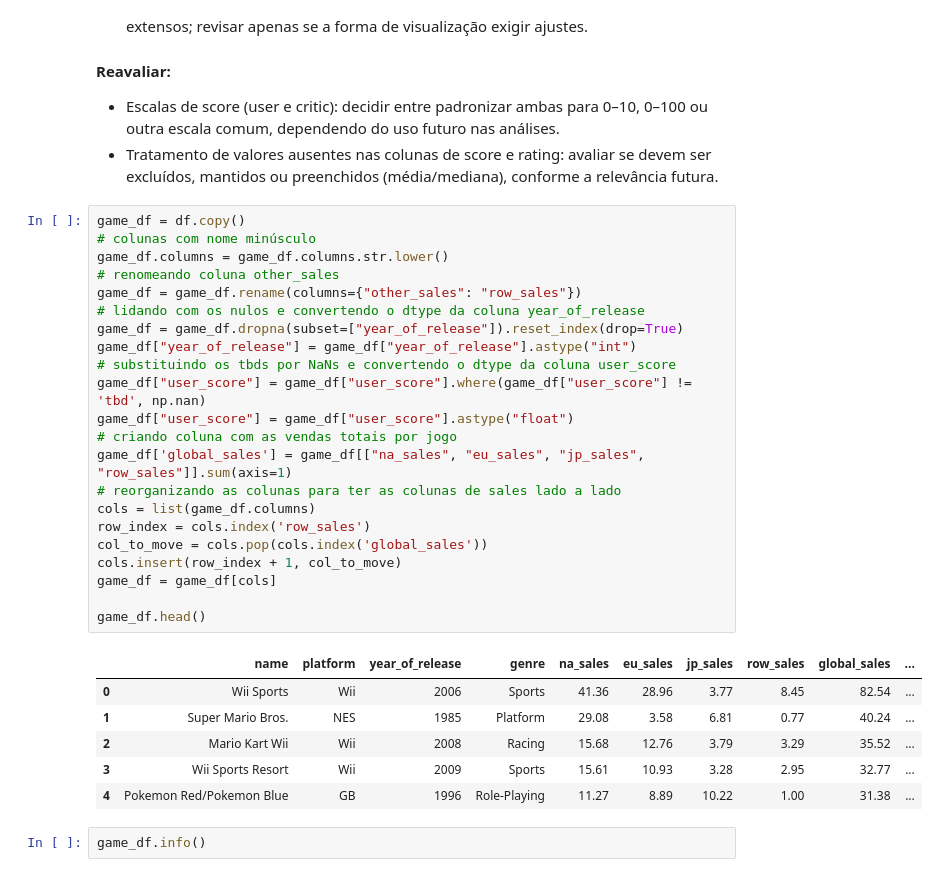
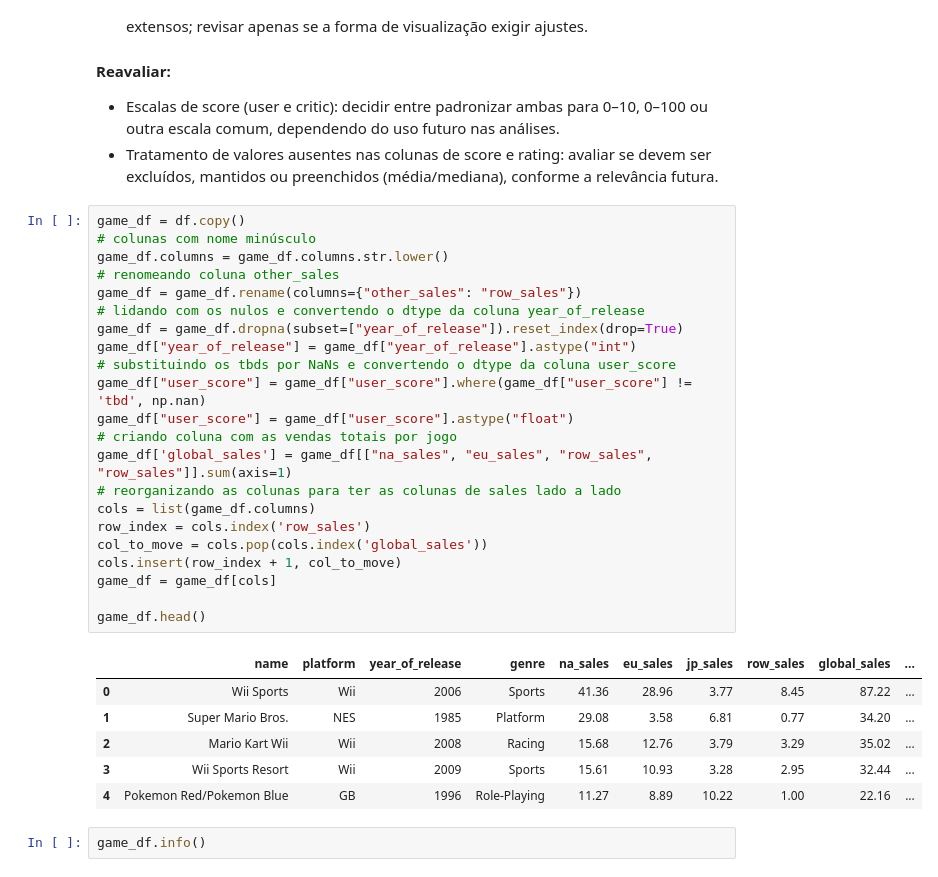
Before and after one commit to BCaravina/video-games-EDA, a Jupyter notebook: notebooks/analysis.ipynb, the cells around one changed output. Cells and saved outputs as stored; diff of their text form.

```diff
--- a/notebooks/analysis.ipynb
+++ b/notebooks/analysis.ipynb
@@ -67,32 +67,32 @@ Após análise inicial do dataset, as classificações abaixo foram criadas para
 # %%
 game_df = df.copy()
 # colunas com nome minúsculo
 game_df.columns = game_df.columns.str.lower()
 # renomeando coluna other_sales
 game_df = game_df.rename(columns={"other_sales": "row_sales"})
 # lidando com os nulos e convertendo o dtype da coluna year_of_release
 game_df = game_df.dropna(subset=["year_of_release"]).reset_index(drop=True)
 game_df["year_of_release"] = game_df["year_of_release"].astype("int")
 # substituindo os tbds por NaNs e convertendo o dtype da coluna user_score
 game_df["user_score"] = game_df["user_score"].where(game_df["user_score"] != 'tbd', np.nan)
 game_df["user_score"] = game_df["user_score"].astype("float")
 # criando coluna com as vendas totais por jogo
-game_df['global_sales'] = game_df[["na_sales", "eu_sales", "jp_sales", "row_sales"]].sum(axis=1)
+game_df['global_sales'] = game_df[["na_sales", "eu_sales", "row_sales", "row_sales"]].sum(axis=1)
 # reorganizando as colunas para ter as colunas de sales lado a lado
 cols = list(game_df.columns)
 row_index = cols.index('row_sales')
 col_to_move = cols.pop(cols.index('global_sales'))
 cols.insert(row_index + 1, col_to_move)
 game_df = game_df[cols]
 
 game_df.head()
 # %% [output]
 |  | name | platform | year_of_release | genre | na_sales | eu_sales | jp_sales | row_sales | global_sales | ... |
-| 0 | Wii Sports | Wii | 2006 | Sports | 41.36 | 28.96 | 3.77 | 8.45 | 82.54 | ... |
-| 1 | Super Mario Bros. | NES | 1985 | Platform | 29.08 | 3.58 | 6.81 | 0.77 | 40.24 | ... |
-| 2 | Mario Kart Wii | Wii | 2008 | Racing | 15.68 | 12.76 | 3.79 | 3.29 | 35.52 | ... |
-| 3 | Wii Sports Resort | Wii | 2009 | Sports | 15.61 | 10.93 | 3.28 | 2.95 | 32.77 | ... |
-| 4 | Pokemon Red/Pokemon Blue | GB | 1996 | Role-Playing | 11.27 | 8.89 | 10.22 | 1.00 | 31.38 | ... |
+| 0 | Wii Sports | Wii | 2006 | Sports | 41.36 | 28.96 | 3.77 | 8.45 | 87.22 | ... |
+| 1 | Super Mario Bros. | NES | 1985 | Platform | 29.08 | 3.58 | 6.81 | 0.77 | 34.20 | ... |
+| 2 | Mario Kart Wii | Wii | 2008 | Racing | 15.68 | 12.76 | 3.79 | 3.29 | 35.02 | ... |
+| 3 | Wii Sports Resort | Wii | 2009 | Sports | 15.61 | 10.93 | 3.28 | 2.95 | 32.44 | ... |
+| 4 | Pokemon Red/Pokemon Blue | GB | 1996 | Role-Playing | 11.27 | 8.89 | 10.22 | 1.00 | 22.16 | ... |
 # %%
 game_df.info()
 # %% [output]
```
Also changed, not shown: parts of 32 cells of this notebook.
